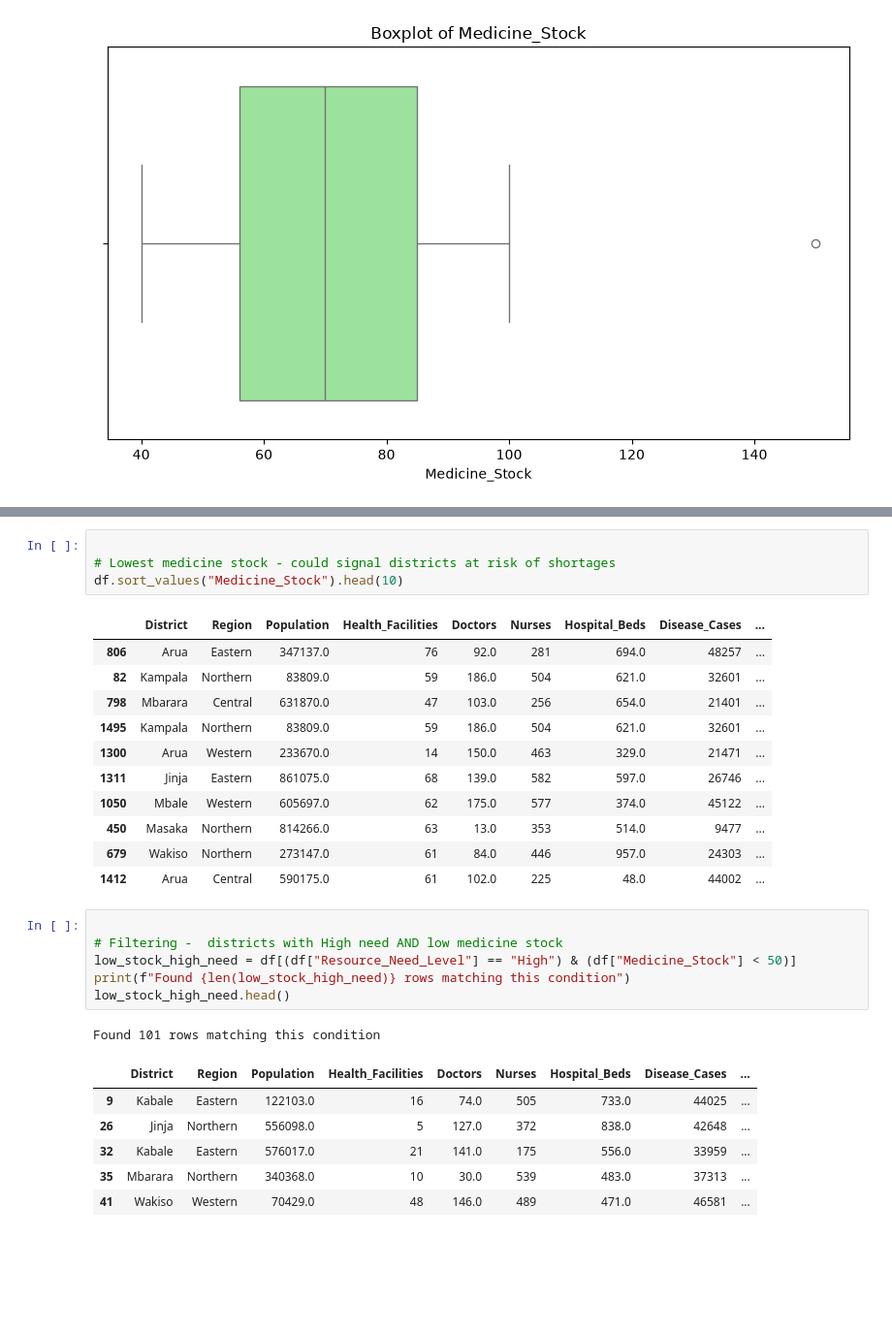
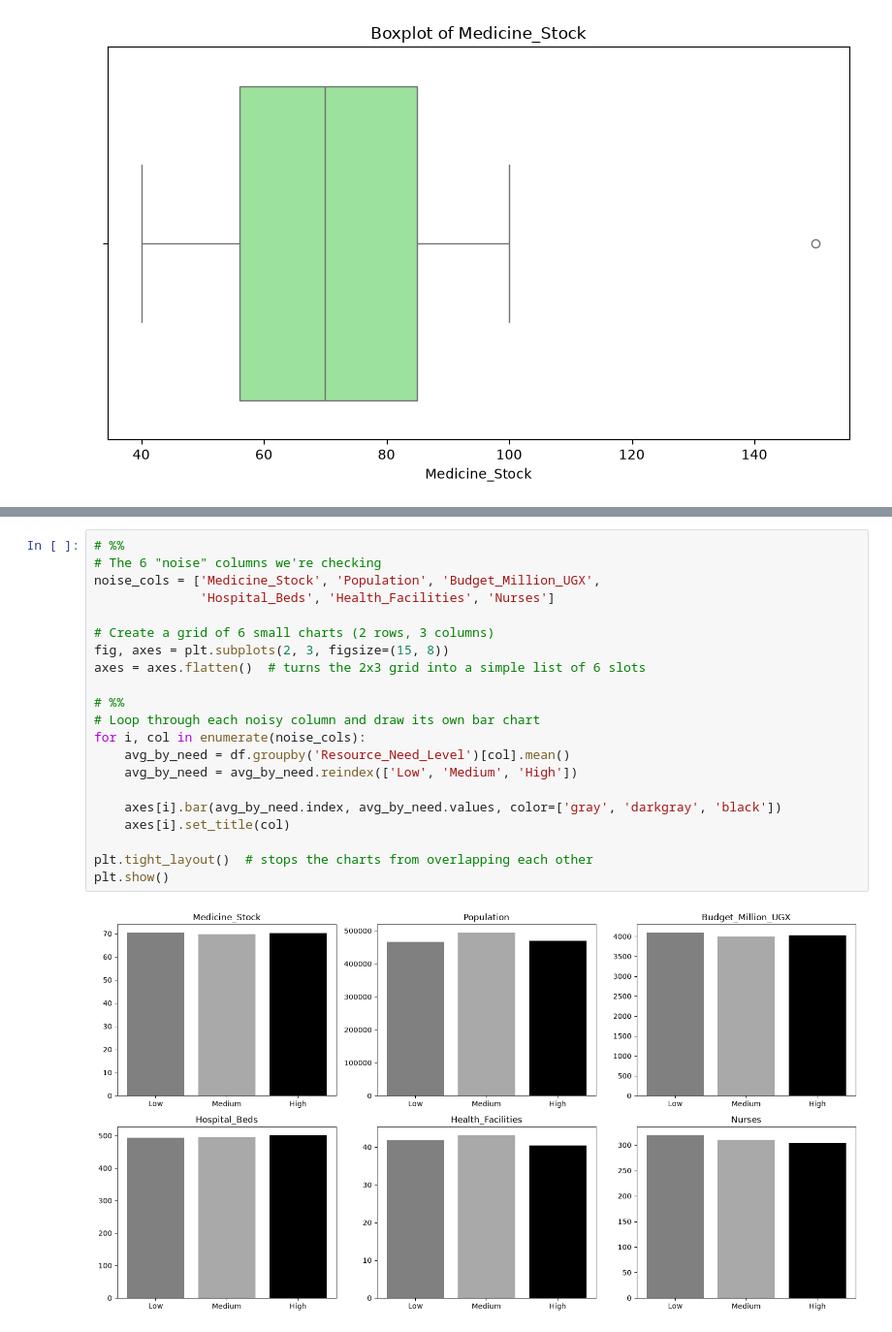
Before and after one commit to Nandrog/Health_Resource_Allocation_Modal, a Jupyter notebook: Health_Resource_Allocation_Model.ipynb, the cells around one changed output, grey strips where cells are left out. Shown at 97% size. Drawn from its saved outputs; the diff is of its cells as text; blank space fills up the shorter version.

Commit message:
visualisation of dataset

```diff
--- a/Health_Resource_Allocation_Model.ipynb
+++ b/Health_Resource_Allocation_Model.ipynb
@@ -240,30 +277,23 @@ df.sort_values("Disease_Cases", ascending=False).head(10)
-# %%
-
-# Lowest medicine stock - could signal districts at risk of shortages
-df.sort_values("Medicine_Stock").head(10)
-# %% [output]
-|  | District | Region | Population | Health_Facilities | Doctors | Nurses | Hospital_Beds | Disease_Cases | ... |
-| 806 | Arua | Eastern | 347137.0 | 76 | 92.0 | 281 | 694.0 | 48257 | ... |
-| 82 | Kampala | Northern | 83809.0 | 59 | 186.0 | 504 | 621.0 | 32601 | ... |
-| 798 | Mbarara | Central | 631870.0 | 47 | 103.0 | 256 | 654.0 | 21401 | ... |
-| 1495 | Kampala | Northern | 83809.0 | 59 | 186.0 | 504 | 621.0 | 32601 | ... |
-| 1300 | Arua | Western | 233670.0 | 14 | 150.0 | 463 | 329.0 | 21471 | ... |
-| 1311 | Jinja | Eastern | 861075.0 | 68 | 139.0 | 582 | 597.0 | 26746 | ... |
-| 1050 | Mbale | Western | 605697.0 | 62 | 175.0 | 577 | 374.0 | 45122 | ... |
-| 450 | Masaka | Northern | 814266.0 | 63 | 13.0 | 353 | 514.0 | 9477 | ... |
-| 679 | Wakiso | Northern | 273147.0 | 61 | 84.0 | 446 | 957.0 | 24303 | ... |
-| 1412 | Arua | Central | 590175.0 | 61 | 102.0 | 225 | 48.0 | 44002 | ... |
-# %%
-
-# Filtering -  districts with High need AND low medicine stock
-low_stock_high_need = df[(df["Resource_Need_Level"] == "High") & (df["Medicine_Stock"] < 50)]
-print(f"Found {len(low_stock_high_need)} rows matching this condition")
-low_stock_high_need.head()
-# %% [output]
-Found 101 rows matching this condition
-|  | District | Region | Population | Health_Facilities | Doctors | Nurses | Hospital_Beds | Disease_Cases | ... |
-| 9 | Kabale | Eastern | 122103.0 | 16 | 74.0 | 505 | 733.0 | 44025 | ... |
-| 26 | Jinja | Northern | 556098.0 | 5 | 127.0 | 372 | 838.0 | 42648 | ... |
-| 32 | Kabale | Eastern | 576017.0 | 21 | 141.0 | 175 | 556.0 | 33959 | ... |
-| 35 | Mbarara | Northern | 340368.0 | 10 | 30.0 | 539 | 483.0 | 37313 | ... |
-| 41 | Wakiso | Western | 70429.0 | 48 | 146.0 | 489 | 471.0 | 46581 | ... |
+# %%
+# %%
+# The 6 "noise" columns we're checking
+noise_cols = ['Medicine_Stock', 'Population', 'Budget_Million_UGX',
+              'Hospital_Beds', 'Health_Facilities', 'Nurses']
+
+# Create a grid of 6 small charts (2 rows, 3 columns)
+fig, axes = plt.subplots(2, 3, figsize=(15, 8))
+axes = axes.flatten()  # turns the 2x3 grid into a simple list of 6 slots
+
+# %%
+# Loop through each noisy column and draw its own bar chart
+for i, col in enumerate(noise_cols):
+    avg_by_need = df.groupby('Resource_Need_Level')[col].mean()
+    avg_by_need = avg_by_need.reindex(['Low', 'Medium', 'High'])
+
+    axes[i].bar(avg_by_need.index, avg_by_need.values, color=['gray', 'darkgray', 'black'])
+    axes[i].set_title(col)
+
+plt.tight_layout()  # stops the charts from overlapping each other
+plt.show()
+# %% [output]
+[figure, added]
```
Also changed, not shown: parts of 11 cells of this notebook.
